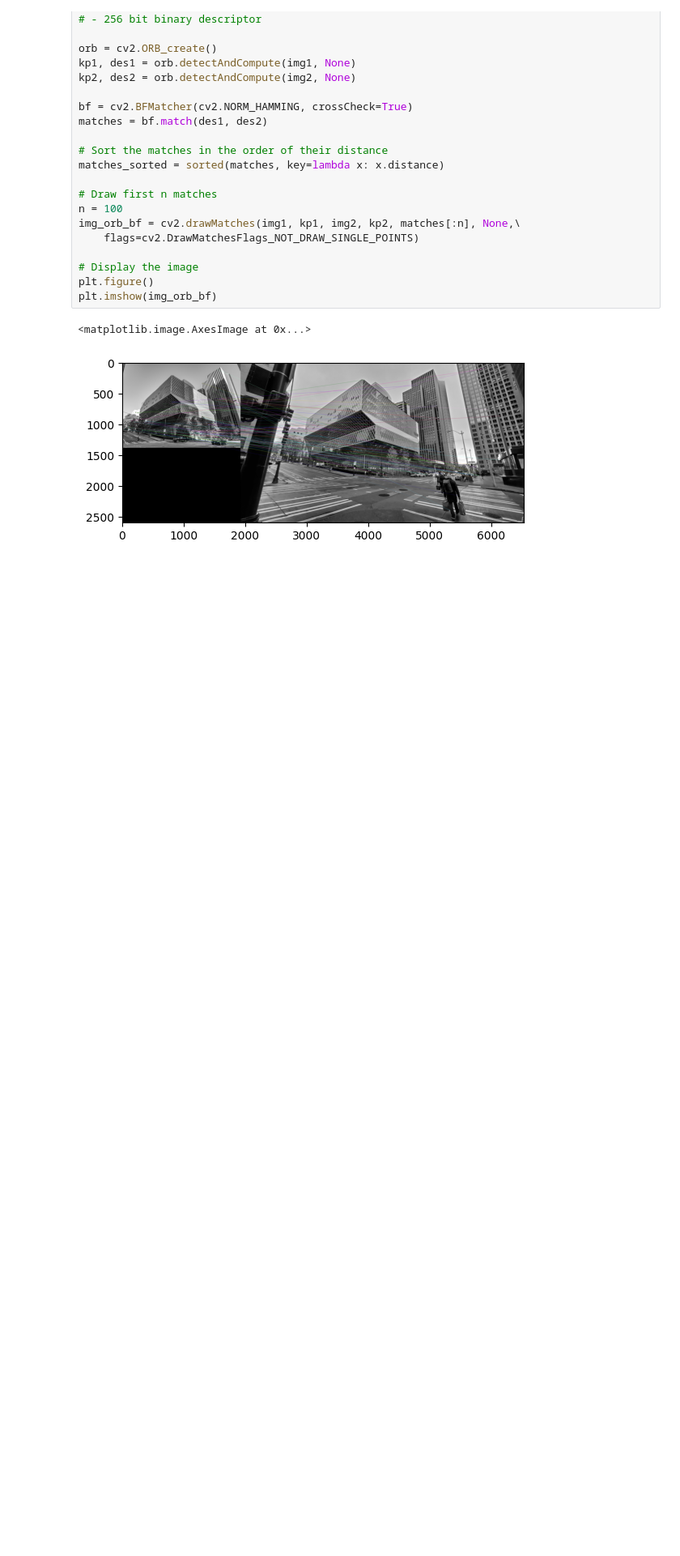
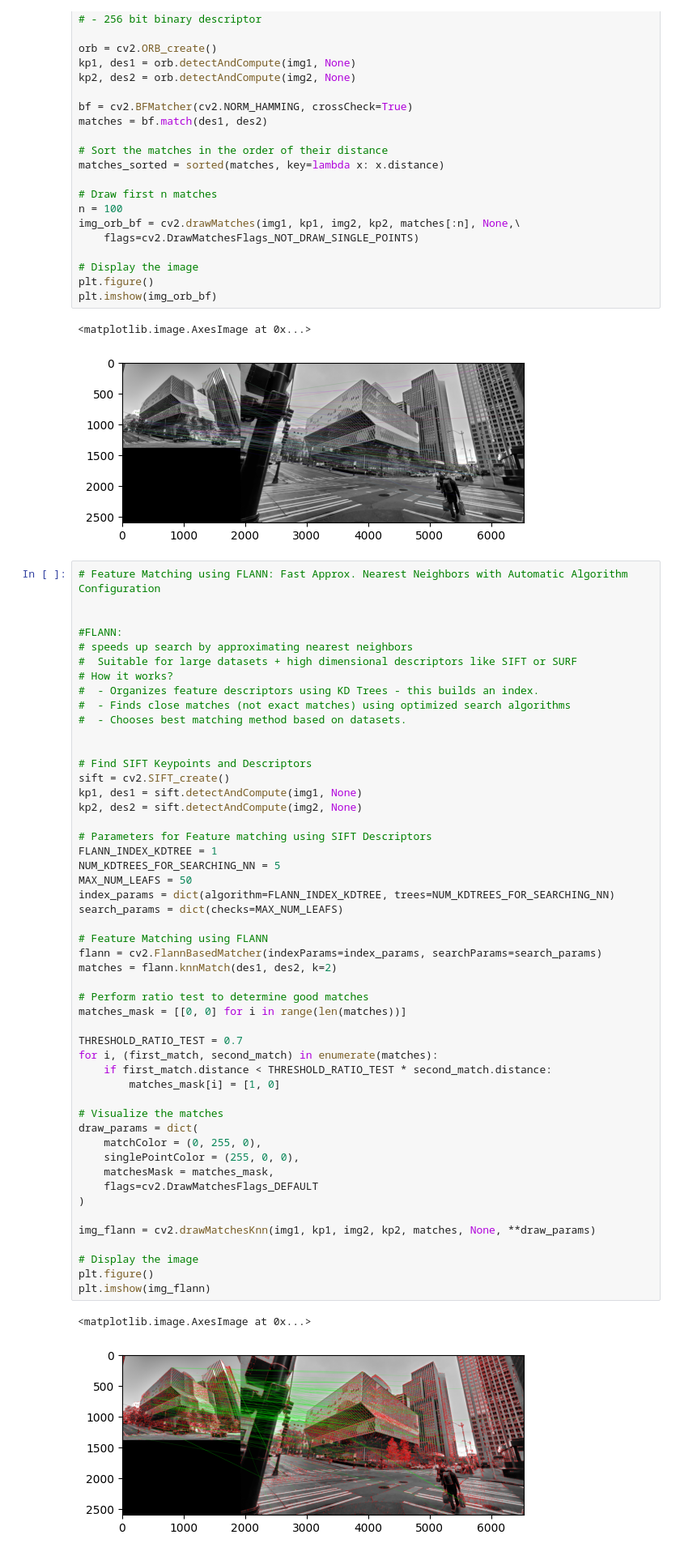
Before and after one commit to swagatip/computer-vision-lab, a Jupyter notebook: src/feature_matching.ipynb, the cells around one changed output. Shown: that part at 81% size. Saved outputs shown, nothing was run; the diff lists cells and outputs as text; blank space fills up the shorter version.

Commit message:
FeatureMatching-SIFT+FLANN

```diff
--- a/src/feature_matching.ipynb
+++ b/src/feature_matching.ipynb
@@ -104,3 +104,56 @@ plt.imshow(img_orb_bf)
 # %% [output]
 <matplotlib.image.AxesImage at 0x...>
 [figure]
+# %%
+# Feature Matching using FLANN: Fast Approx. Nearest Neighbors with Automatic Algorithm Configuration
+
+
+#FLANN:
+# speeds up search by approximating nearest neighbors
+#  Suitable for large datasets + high dimensional descriptors like SIFT or SURF
+# How it works?
+#  - Organizes feature descriptors using KD Trees - this builds an index.
+#  - Finds close matches (not exact matches) using optimized search algorithms
+#  - Chooses best matching method based on datasets.
+
+
+# Find SIFT Keypoints and Descriptors
+sift = cv2.SIFT_create()
+kp1, des1 = sift.detectAndCompute(img1, None)
+kp2, des2 = sift.detectAndCompute(img2, None)
+
+# Parameters for Feature matching using SIFT Descriptors
+FLANN_INDEX_KDTREE = 1
+NUM_KDTREES_FOR_SEARCHING_NN = 5
+MAX_NUM_LEAFS = 50
+index_params = dict(algorithm=FLANN_INDEX_KDTREE, trees=NUM_KDTREES_FOR_SEARCHING_NN)
+search_params = dict(checks=MAX_NUM_LEAFS)
+
+# Feature Matching using FLANN
+flann = cv2.FlannBasedMatcher(indexParams=index_params, searchParams=search_params)
+matches = flann.knnMatch(des1, des2, k=2)
+
+# Perform ratio test to determine good matches
+matches_mask = [[0, 0] for i in range(len(matches))]
+
+THRESHOLD_RATIO_TEST = 0.7
+for i, (first_match, second_match) in enumerate(matches):
+    if first_match.distance < THRESHOLD_RATIO_TEST * second_match.distance:
+        matches_mask[i] = [1, 0]
+
+# Visualize the matches
+draw_params = dict(
+    matchColor = (0, 255, 0),
+    singlePointColor = (255, 0, 0),
+    matchesMask = matches_mask,
+    flags=cv2.DrawMatchesFlags_DEFAULT
+)
+
+img_flann = cv2.drawMatchesKnn(img1, kp1, img2, kp2, matches, None, **draw_params)
+
+# Display the image
+plt.figure()
+plt.imshow(img_flann)
+# %% [output]
+<matplotlib.image.AxesImage at 0x...>
+[figure, added]
```
